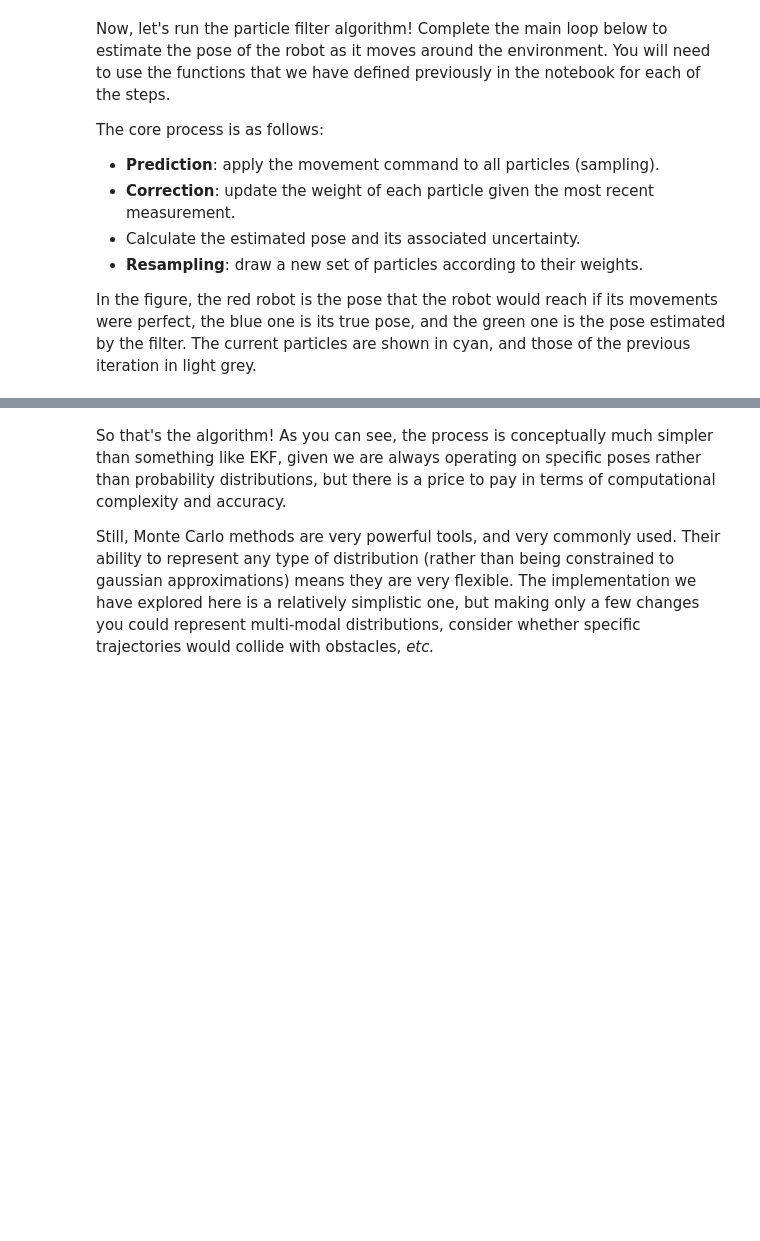
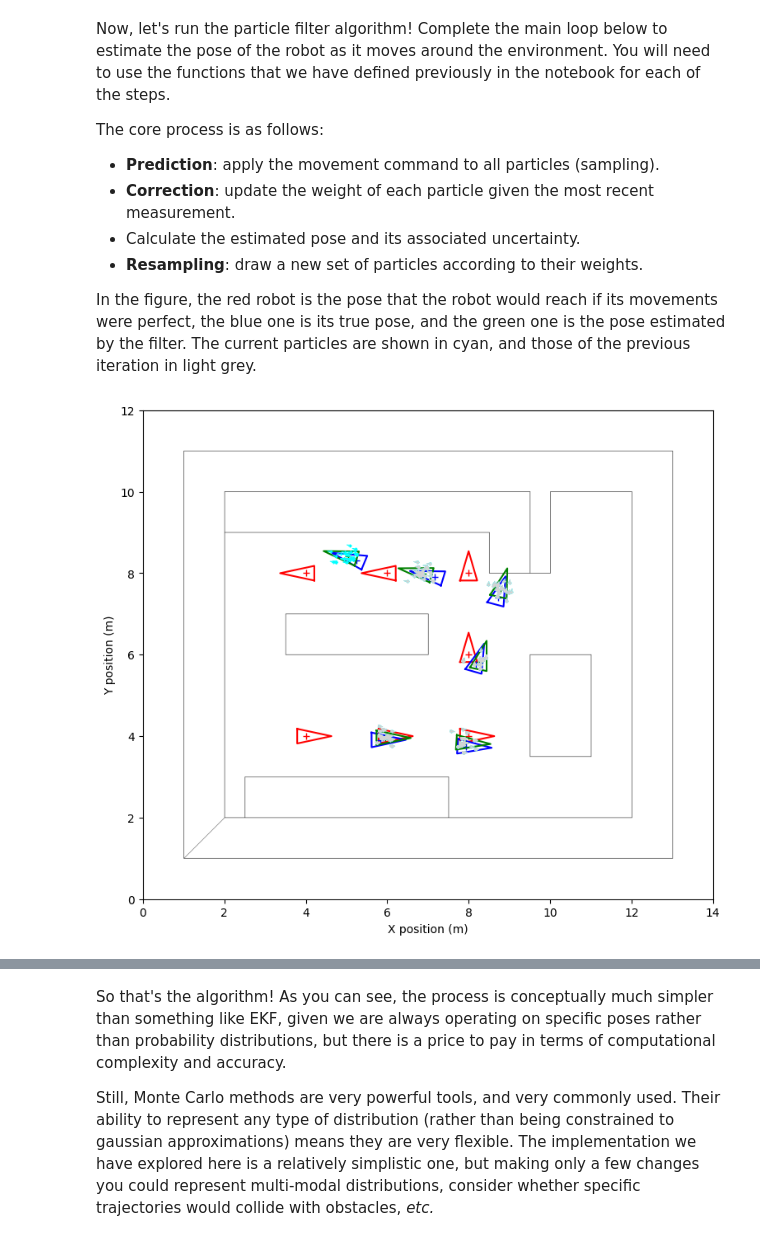
Before and after one commit to jalcausa/Robotica, a Jupyter notebook: Practicas/uma_robotics_2027/Chapter 05. Localization/5.3 Particle Filter for Robot Localization.ipynb, the cells around one changed output, grey strips where cells are left out. Saved outputs shown, nothing was run; the diff lists cells and outputs as text; code cells hidden in the pictures; blank space fills up the shorter version.

```diff
--- a/Practicas/uma_robotics_2027/Chapter 05. Localization/5.3 Particle Filter for Robot Localization.ipynb
+++ b/Practicas/uma_robotics_2027/Chapter 05. Localization/5.3 Particle Filter for Robot Localization.ipynb
@@ -470,10 +492,10 @@ def current_estimation(particles):
 
     # calculate the expected values (weighted average)
     for particle in particles:
-        position = None
-        angle = None
+        position = particle.pose[0:2]
+        angle = particle.pose[2, 0]
 
-        expected_value_position += None
+        expected_value_position += position * particle.weight
         expected_value_direction += np.vstack([np.cos(angle), np.sin(angle)]) * particle.weight
 
     # get the angle value from the averaged directions
@@ -487,8 +509,8 @@ def current_estimation(particles):
     var_x = 0.
     var_y = 0.
     for particle in particles:
-        var_x += None
-        var_y += None
+        var_x += particle.weight * (particle.pose[0, 0] - expected_pose[0, 0])**2
+        var_y += particle.weight * (particle.pose[1, 0] - expected_pose[1, 0])**2
 
     # circular variance is inversely proportional to the length of the circular mean vector
     angular_variance = 1 - np.linalg.norm(expected_value_direction)
@@ -574,12 +598,12 @@ def resample(particles):
     normalize_weights(particles)
 
     # 1. Cumulative distribution of the normalized weights, C_k
-    cumulative = None
+    cumulative = np.cumsum([particle.weight for particle in particles])
     cumulative[-1] = 1. # make sure that C_M = 1 despite round-off errors
 
     # 2. Draw M random numbers r_j ~ U(0,1), and get for each one the index of the particle whose interval contains it
-    r = None
-    selected = None
+    r = np.random.uniform(0, 1, M)
+    selected = np.searchsorted(cumulative, r)
 
     # The resampled particles are copies of the selected ones, all with weight 1/M
     return [Particle(particles[k].pose.copy(), 1. / M) for k in selected]
@@ -652,7 +678,7 @@ class ParticleFilter:
 
     def update_weights(self, map, z):
         for particle in self.particles:
-            None # update the particle weight using the observation
+            particle.weight *= evaluate_pose(map, z, particle.pose)
 
         normalize_weights(self.particles)
 # %% [markdown]
@@ -708,37 +734,39 @@ def test_particle_filter():
         # -----------------------------------------------------------------
         # PARTICLE FILTER
         # -----------------------------------------------------------------
         # 1. Prediction: move each particle with the motion model, x_t^[i] ~ p(x_t | x_{t-1}^[i], u_t)
-        None
+        sample(pf.particles, move, cov)
 
         # 2. Correction: weight each particle with the scan, w_t^[i] proportional to p(z_t | x_t^[i], m)
-        pf.update_weights(None)
+        pf.update_weights(occupancy_map, z)
 
         #    Pose estimation (when we need a single pose): weighted mean of the particles, E[x_t]
-        estimated_pose, estimated_covariance = None
+        estimated_pose, estimated_covariance = current_estimation(pf.particles)
 
         # 3. Resampling: draw M particles with replacement according to their weights
-        pf.particles = None
+        pf.particles = resample(pf.particles)
 
         # -----------------------------------------------------------------
         # PLOTS
         # -----------------------------------------------------------------
         # estimated pose (green)
         DrawRobot(fig, ax, estimated_pose, 0.015, linewidth=1.5, color="green")
         # PlotEllipse(fig, ax, estimated_pose[0:2], estimated_covariance, color="green")
 
         # current particles (cyan) and those of the previous iteration (light grey)
         show_particles(pf.particles, fig, ax, color = "cyan")
         show_particles(old_particles, fig, ax, color = "lightgrey")
         old_particles = copy.deepcopy(pf.particles)
 
         # keep updating the plot on the same figure
         display(fig)
         clear_output(wait=True)
         time.sleep(0.1)
 
 
 test_particle_filter()
+# %% [output]
+[figure, added]
 # %% [markdown]
 <span style="color:blue">Expected output:</span>
 
```
Also changed, not shown: parts of 12 cells of this notebook, 9 other files.
